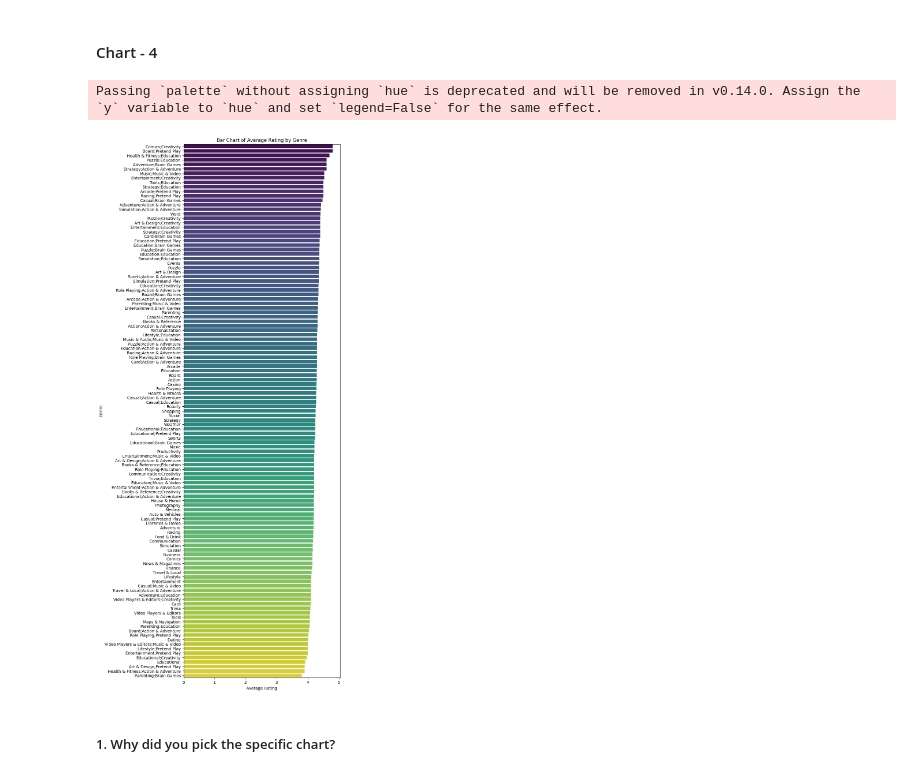
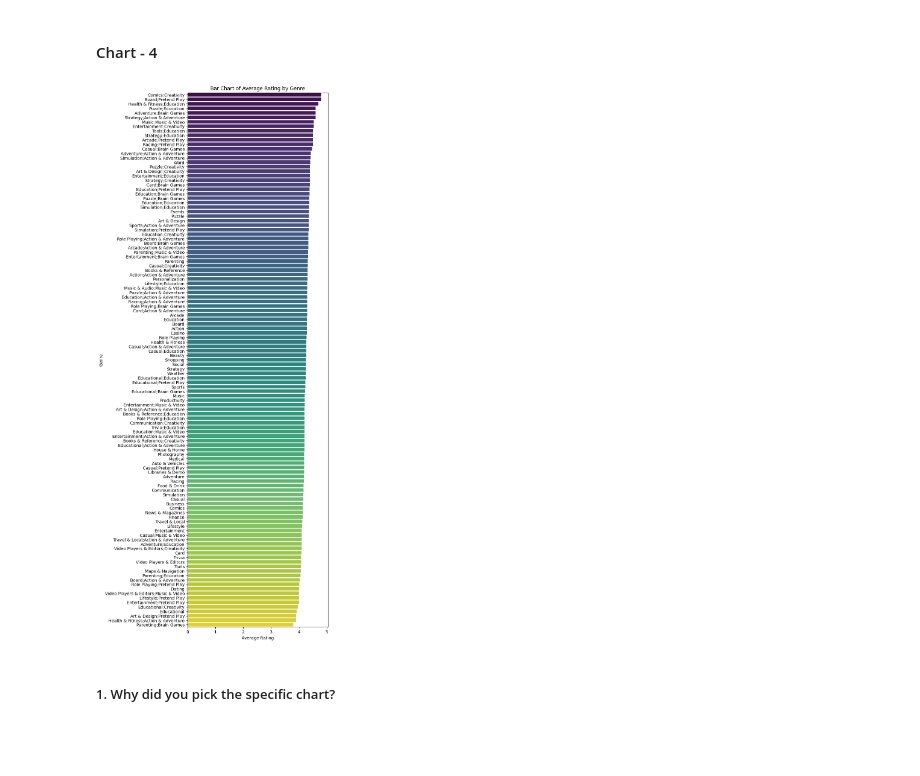
Before and after one commit to kush-agra-soni/3_play_store_eda, a Jupyter notebook: main.ipynb, the cells around one changed output. Drawn from its saved outputs; the diff is of its cells as text; code cells hidden in the pictures; blank space fills up the shorter version.

```diff
--- a/main.ipynb
+++ b/main.ipynb
@@ -1016,31 +1028,30 @@ Negative Growth Insights:
 # %%
 # Chart - 4 visualization code
 # Load the dataset
 df = pd.read_csv('final_playstore_data.csv')
 
 import seaborn as sns
 import matplotlib.pyplot as plt
 
 # Filter out rows where 'Genres' contains "February 11, 2018"
 df = df[~df['Genres'].str.contains("February 11, 2018", na=False)]
 
 # Group by Genres and calculate mean rating
 genre_ratings = df.groupby('Genres')['Rating'].mean().reset_index()
 genre_ratings.columns = ['Genres', 'Average Rating']
 
 # Sort the data by Average Rating in descending order
 genre_ratings = genre_ratings.sort_values(by='Average Rating', ascending=False)
 
 # Plot the bar chart
-plt.figure(figsize=(7, 24))
-sns.barplot(x='Average Rating', y='Genres', data=genre_ratings, palette='viridis')
+plt.figure(figsize=(6, 23))
+sns.barplot(x='Average Rating', y='Genres', data=genre_ratings, hue='Genres', dodge=False, palette='viridis', legend=False)
 plt.title('Bar Chart of Average Rating by Genre')
 plt.xlabel('Average Rating')
 plt.ylabel('Genre')
 plt.show()
 # %% [output]
-Passing `palette` without assigning `hue` is deprecated and will be removed in v0.14.0. Assign the `y` variable to `hue` and set `legend=False` for the same effect.
-[figure, old version]
+[figure, new version]
 # %% [markdown]
 ##### 1. Why did you pick the specific chart?
 # %% [markdown]
```
Also changed, not shown: parts of 51 cells of this notebook.
